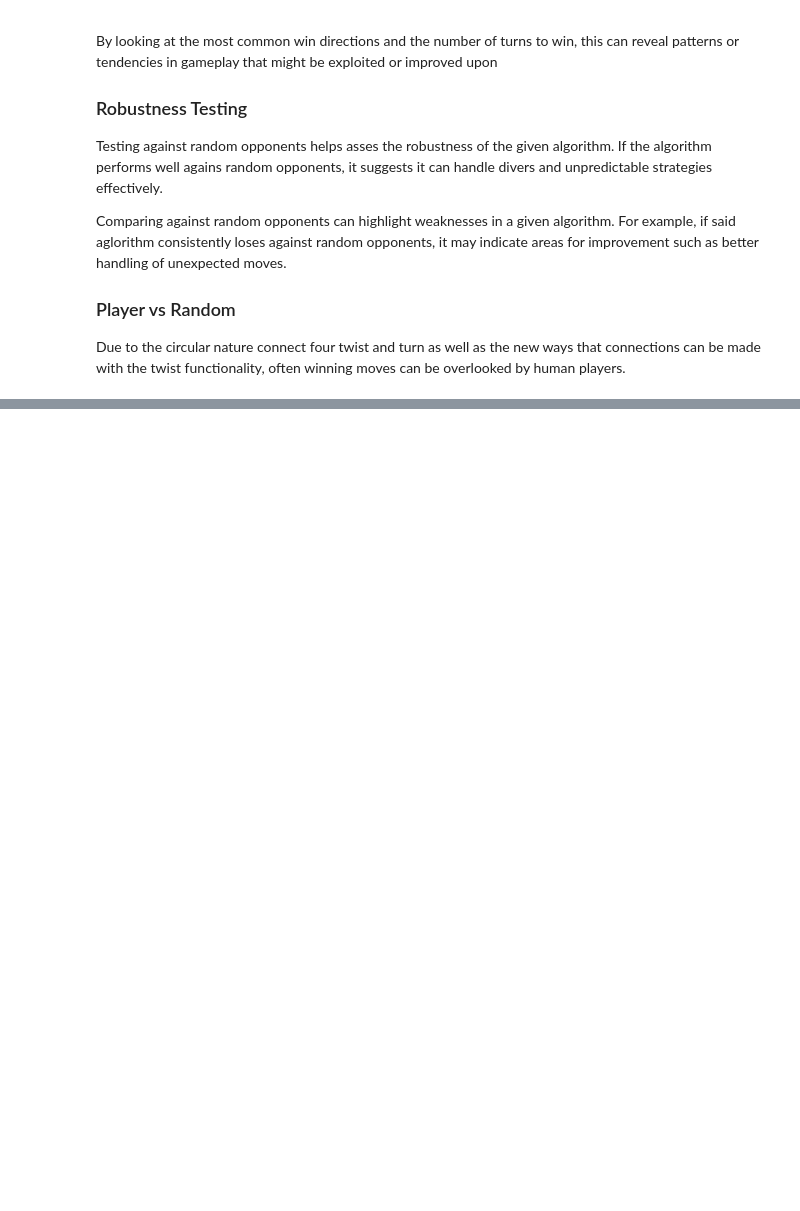
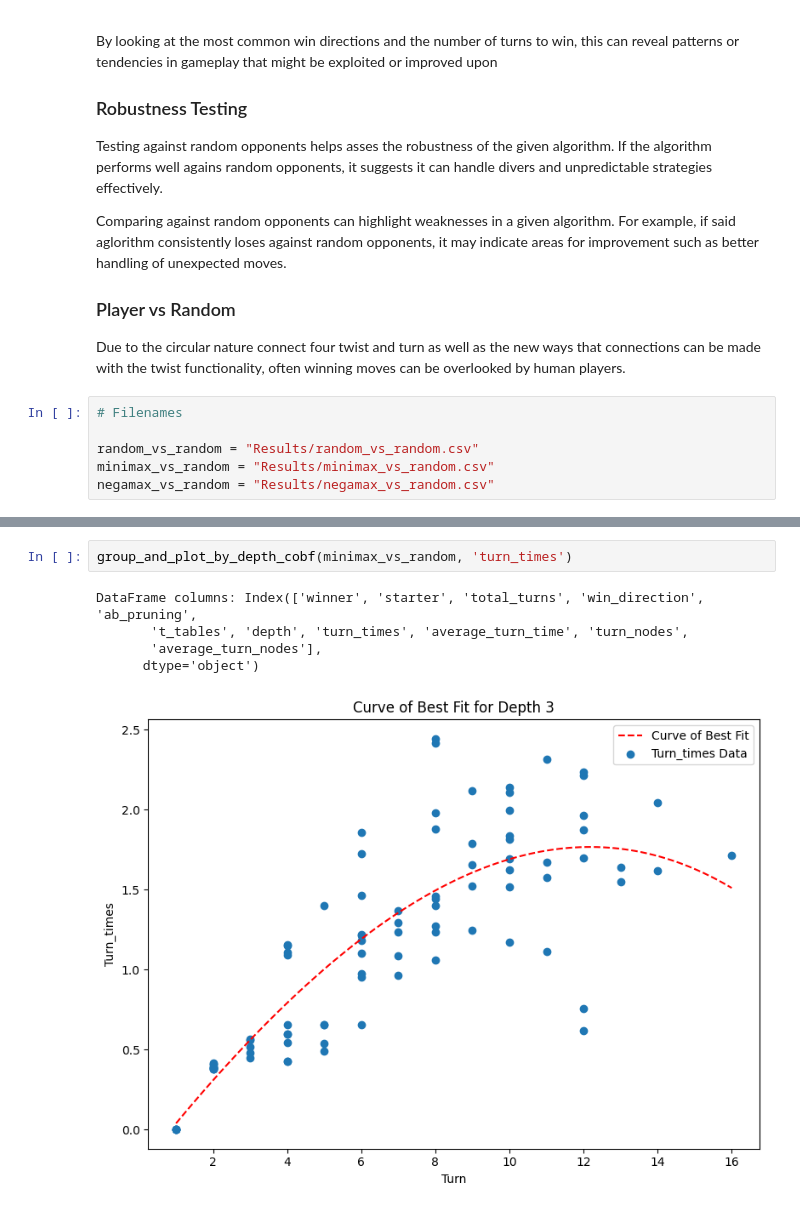
Before and after one commit to J-Krajewski/connect-four-twist, a Jupyter notebook: evaluate_results.ipynb, the cells around one changed output, grey strips where cells are left out. Cells and saved outputs as stored; diff of their text form; blank space fills up the shorter version.

Commit message:
added greedy algorithm and much more in depth analysis of game results and made code generally more robust

```diff
--- a/evaluate_results.ipynb
+++ b/evaluate_results.ipynb
@@ -19,6 +27,12 @@ Comparing against random opponents can highlight weaknesses in a given algorithm
 
 ### Player vs Random
 Due to the circular nature connect four twist and turn as well as the new ways that connections can be made with the twist functionality, often winning moves can be overlooked by human players.
+# %%
+# Filenames
+
+random_vs_random = "Results/random_vs_random.csv"
+minimax_vs_random = "Results/minimax_vs_random.csv"
+negamax_vs_random = "Results/negamax_vs_random.csv"
 # %%
 # Define the new header row
 
@@ -98,0 +198,8 @@ lru: 7 times
+# %%
+group_and_plot_by_depth_cobf(minimax_vs_random, 'turn_times')
+# %% [output]
+DataFrame columns: Index(['winner', 'starter', 'total_turns', 'win_direction', 'ab_pruning',
+       't_tables', 'depth', 'turn_times', 'average_turn_time', 'turn_nodes',
+       'average_turn_nodes'],
+      dtype='object')
+[figure, added]
```
Also changed, not shown: parts of 12 cells of this notebook, 22 other files.
